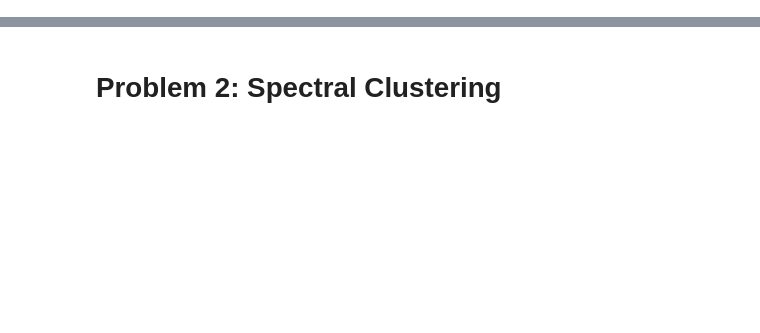
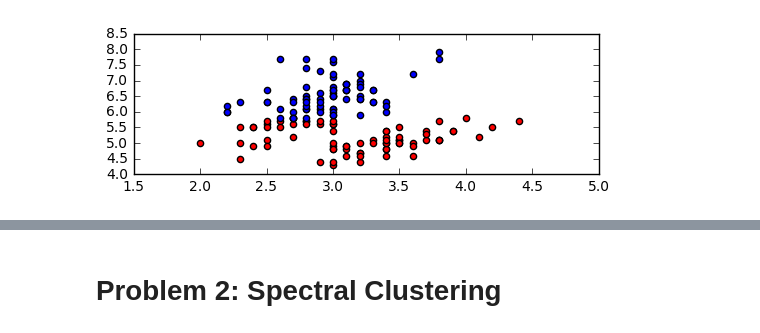
Before and after one commit to MSpearing/Data_Science, a Jupyter notebook: Lab6/Lab6_Michael.ipynb, the cells around one changed output, grey strips where cells are left out. Cells and saved outputs as stored; diff of their text form; code cells hidden in the pictures; blank space fills up the shorter version.

```diff
--- a/Lab6/Lab6_Michael.ipynb
+++ b/Lab6/Lab6_Michael.ipynb
@@ -11,0 +167,3 @@ from sklearn.cluster import spectral_clustering
+# %%
+iris_X = iris.drop(['Species', 'Petal.Length', 'Petal.Width'], axis=1)
+iris_X.head()
@@ -11,0 +177,26 @@ from sklearn.cluster import spectral_clustering
+# %%
+def plot_clusters(clusters, reverse=False):
+    fig = plt.figure()
+    colors = ['r', 'b', 'g', 'm', 'y']
+    for i, cluster in enumerate(list(clusters)):
+        _, points = cluster
+        # Seperate into x and y
+        if not reverse:
+            x = [point[1] for point in points]
+            y = [point[0] for point in points]
+        else:
+            x = [point[0] for point in points]
+            y = [point[1] for point in points]
+
+        ax1 = fig.add_subplot(2, 1, 1)
+        ax1.scatter(x, y, c=colors[i])
+
+    plt.show()
+# %%
+#from kmeanspp import KMeansPP
+
+model = KMeansPP(iris_X, 2)
+clusters_2 = model.run(num_iters=25)
+plot_clusters(clusters_2)
+# %% [output]
+[figure, added]
```
Also changed, not shown: parts of 17 cells of this notebook.
